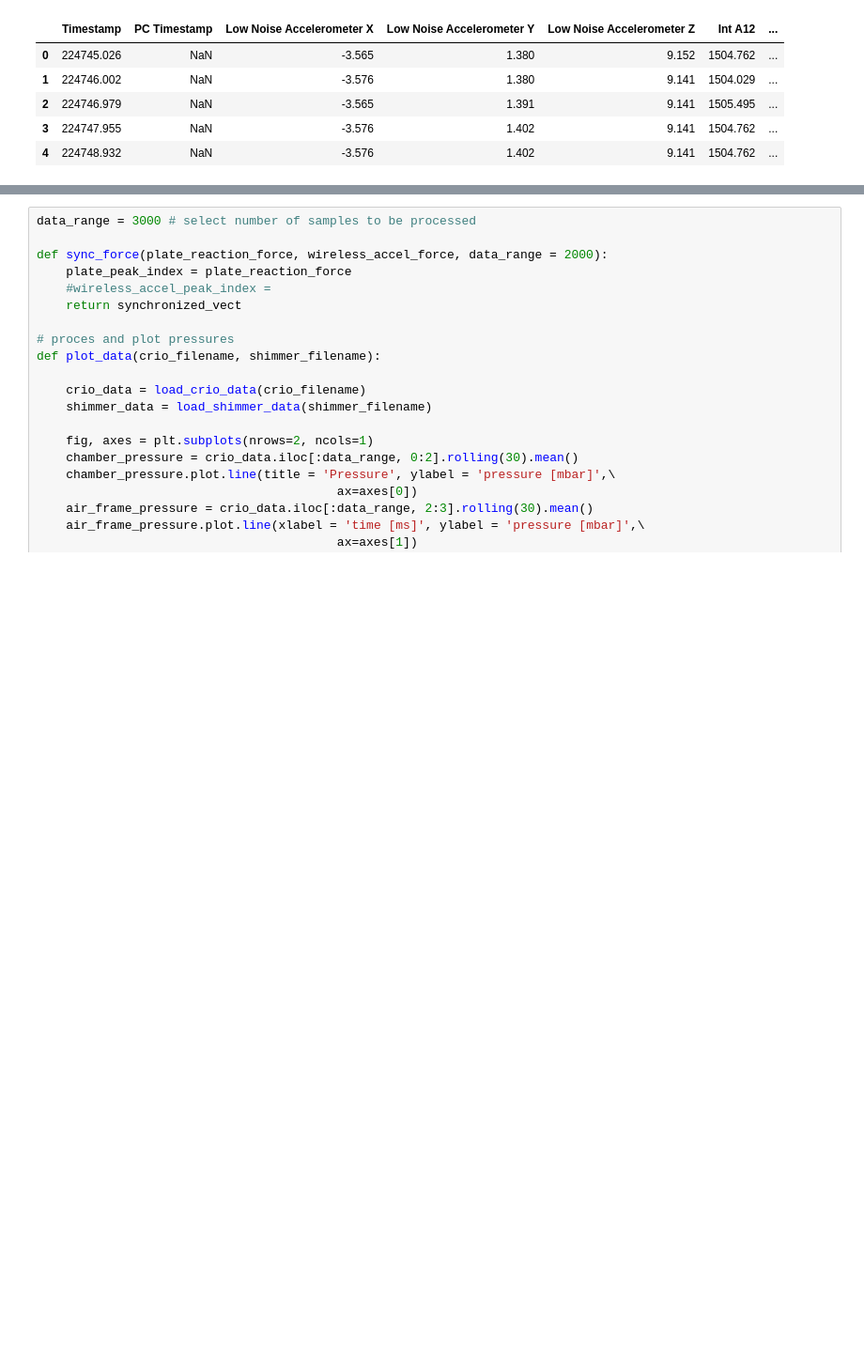
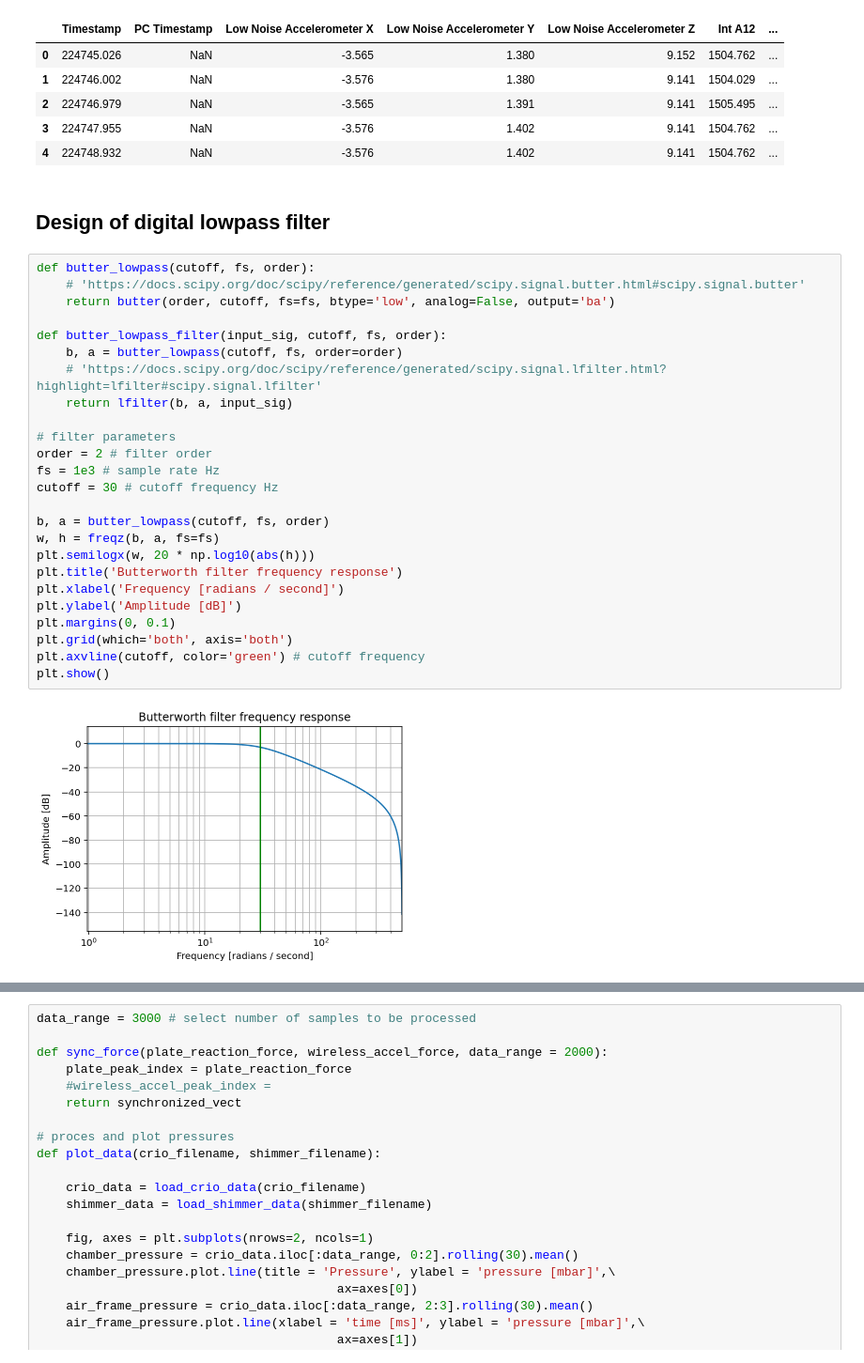
Before and after one commit to Diodak92/Adaptive-Air-Cushion, a Jupyter notebook: experimental_results_for_adaptive_air_caution.ipynb, the cells around one changed output, grey strips where cells are left out. Shown at 94% size. Saved outputs shown, nothing was run; the diff lists cells and outputs as text; blank space fills up the shorter version.

```diff
--- a/experimental_results_for_adaptive_air_caution.ipynb
+++ b/experimental_results_for_adaptive_air_caution.ipynb
@@ -92,3 +92,32 @@ sample_shimmer_data.head()
 | 2 | 224746.979 | NaN | -3.565 | 1.391 | 9.141 | 1505.495 | ... |
 | 3 | 224747.955 | NaN | -3.576 | 1.402 | 9.141 | 1504.762 | ... |
 | 4 | 224748.932 | NaN | -3.576 | 1.402 | 9.141 | 1504.762 | ... |
+# %% [markdown]
+## Design of digital lowpass filter
+# %%
+def butter_lowpass(cutoff, fs, order):
+    # 'https://docs.scipy.org/doc/scipy/reference/generated/scipy.signal.butter.html#scipy.signal.butter'
+    return butter(order, cutoff, fs=fs, btype='low', analog=False, output='ba')
+
+def butter_lowpass_filter(input_sig, cutoff, fs, order):
+    b, a = butter_lowpass(cutoff, fs, order=order)
+    # 'https://docs.scipy.org/doc/scipy/reference/generated/scipy.signal.lfilter.html?highlight=lfilter#scipy.signal.lfilter'
+    return lfilter(b, a, input_sig)
+
+# filter parameters
+order = 2 # filter order
+fs = 1e3 # sample rate Hz
+cutoff = 30 # cutoff frequency Hz
+
+b, a = butter_lowpass(cutoff, fs, order)
+w, h = freqz(b, a, fs=fs)
+plt.semilogx(w, 20 * np.log10(abs(h)))
+plt.title('Butterworth filter frequency response')
+plt.xlabel('Frequency [radians / second]')
+plt.ylabel('Amplitude [dB]')
+plt.margins(0, 0.1)
+plt.grid(which='both', axis='both')
+plt.axvline(cutoff, color='green') # cutoff frequency
+plt.show()
+# %% [output]
+[figure, added]
```
Also changed, not shown: parts of 5 cells of this notebook.
